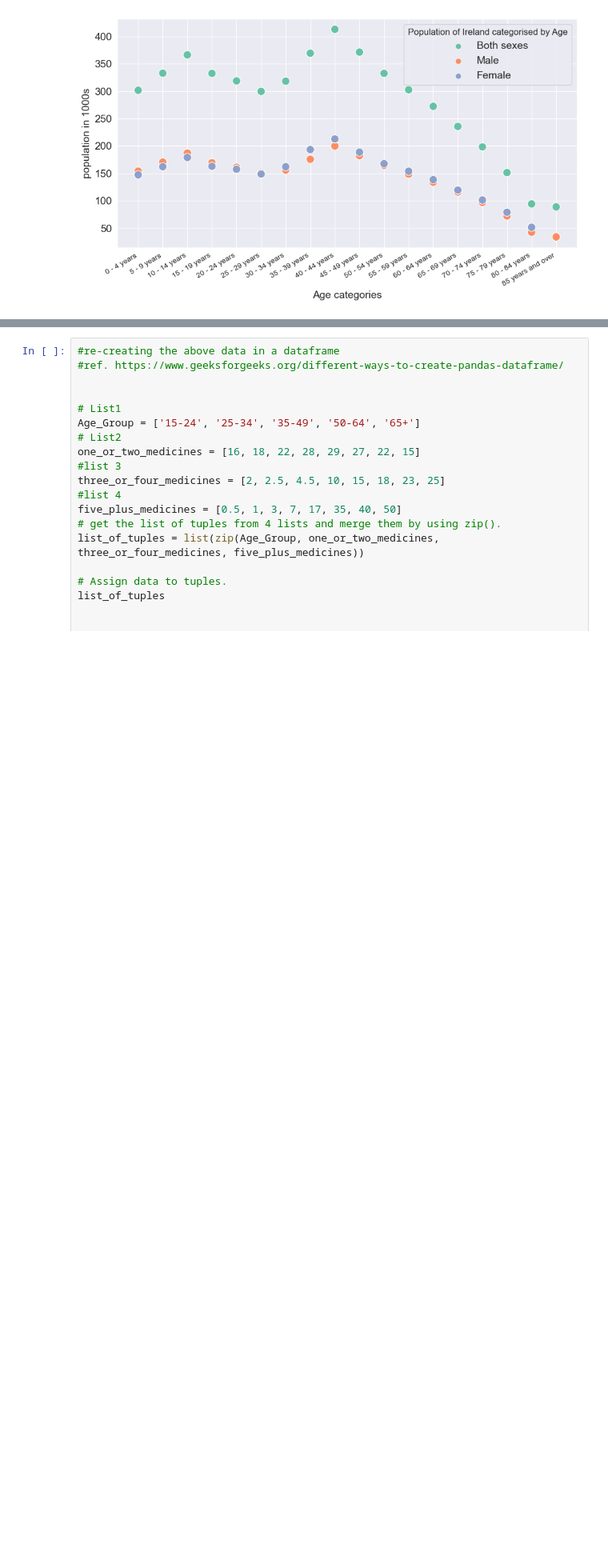
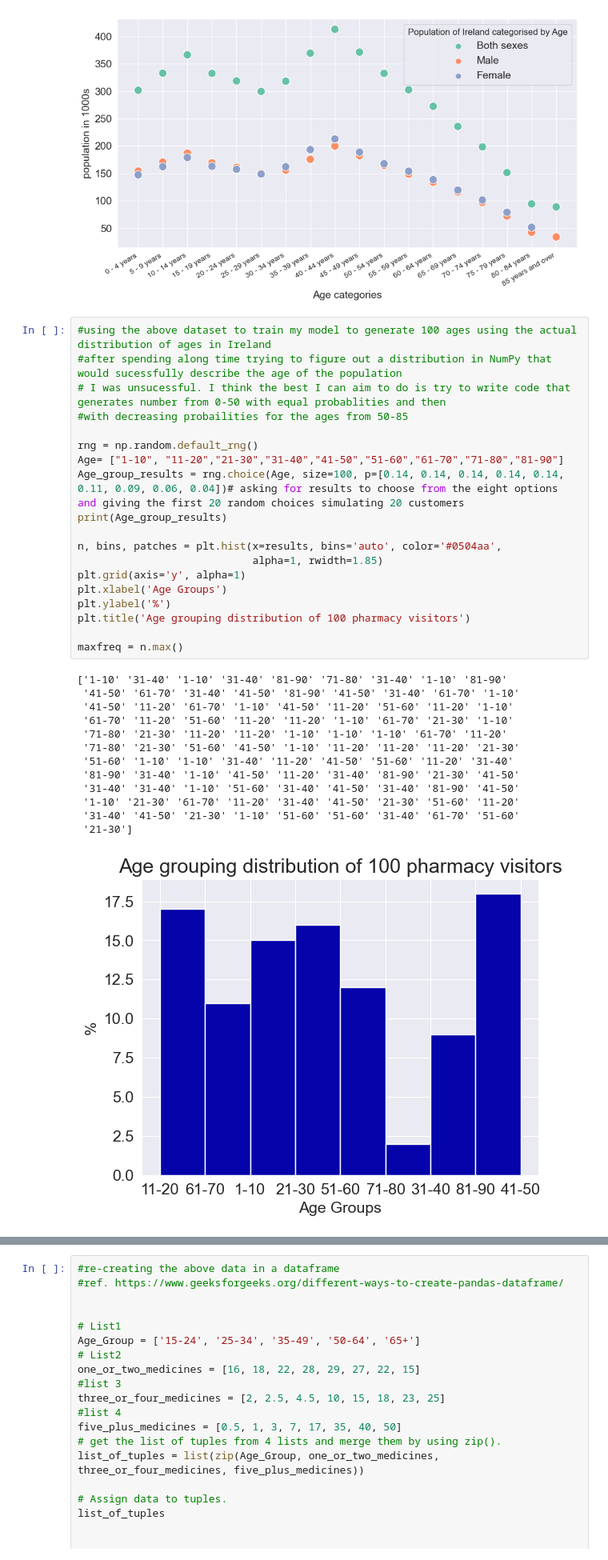
Before and after one commit to BridK02/PfDA-assignment, a Jupyter notebook: PfDA_Assignment.ipynb, the cells around one changed output, grey strips where cells are left out. Shown: that part at 80% size. Drawn from its saved outputs; the diff is of its cells as text; blank space fills up the shorter version.

Commit message:
trying to model the data

```diff
--- a/PfDA_Assignment.ipynb
+++ b/PfDA_Assignment.ipynb
@@ -379,6 +379,39 @@ plt.rc('legend', fontsize=14)    # legend fontsize
 #plt.rc('font', size=24)          # controls default text sizes
 # %% [output]
 [figure]
+# %%
+#using the above dataset to train my model to generate 100 ages using the actual distribution of ages in Ireland
+#after spending along time trying to figure out a distribution in NumPy that would sucessfully describe the age of the population
+# I was unsucessful. I think the best I can aim to do is try to write code that generates number from 0-50 with equal probablities and then
+#with decreasing probailities for the ages from 50-85
+
+rng = np.random.default_rng()
+Age= ["1-10", "11-20","21-30","31-40","41-50","51-60","61-70","71-80","81-90"]
+Age_group_results = rng.choice(Age, size=100, p=[0.14, 0.14, 0.14, 0.14, 0.14, 0.11, 0.09, 0.06, 0.04])# asking for results to choose from the eight options and giving the first 20 random choices simulating 20 customers
+print(Age_group_results)
+
+n, bins, patches = plt.hist(x=results, bins='auto', color='#0504aa',
+                            alpha=1, rwidth=1.85)
+plt.grid(axis='y', alpha=1)
+plt.xlabel('Age Groups')
+plt.ylabel('%')
+plt.title('Age grouping distribution of 100 pharmacy visitors')
+
+maxfreq = n.max()
+# %% [output]
+['1-10' '31-40' '1-10' '31-40' '81-90' '71-80' '31-40' '1-10' '81-90'
+ '41-50' '61-70' '31-40' '41-50' '81-90' '41-50' '31-40' '61-70' '1-10'
+ '41-50' '11-20' '61-70' '1-10' '41-50' '11-20' '51-60' '11-20' '1-10'
+ '61-70' '11-20' '51-60' '11-20' '11-20' '1-10' '61-70' '21-30' '1-10'
+ '71-80' '21-30' '11-20' '11-20' '1-10' '1-10' '1-10' '61-70' '11-20'
+ '71-80' '21-30' '51-60' '41-50' '1-10' '11-20' '11-20' '11-20' '21-30'
+ '51-60' '1-10' '1-10' '31-40' '11-20' '41-50' '51-60' '11-20' '31-40'
+ '81-90' '31-40' '1-10' '41-50' '11-20' '31-40' '81-90' '21-30' '41-50'
+ '31-40' '31-40' '1-10' '51-60' '31-40' '41-50' '31-40' '81-90' '41-50'
+ '1-10' '21-30' '61-70' '11-20' '31-40' '41-50' '21-30' '51-60' '11-20'
+ '31-40' '41-50' '21-30' '1-10' '51-60' '51-60' '31-40' '61-70' '51-60'
+ '21-30']
+[figure, added]
 # %% [markdown]
 # EFFECT/IMPACT OF AGE ON THE NUMBER OF PRESCRIPTIONS DISPENSED
 
```
Also changed, not shown: parts of 7 cells of this notebook.
